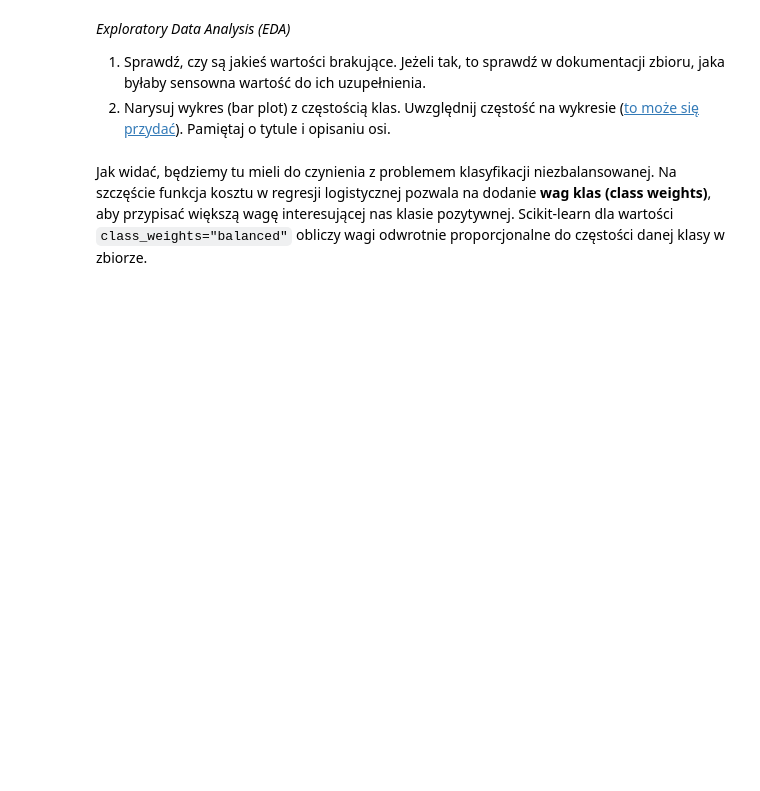
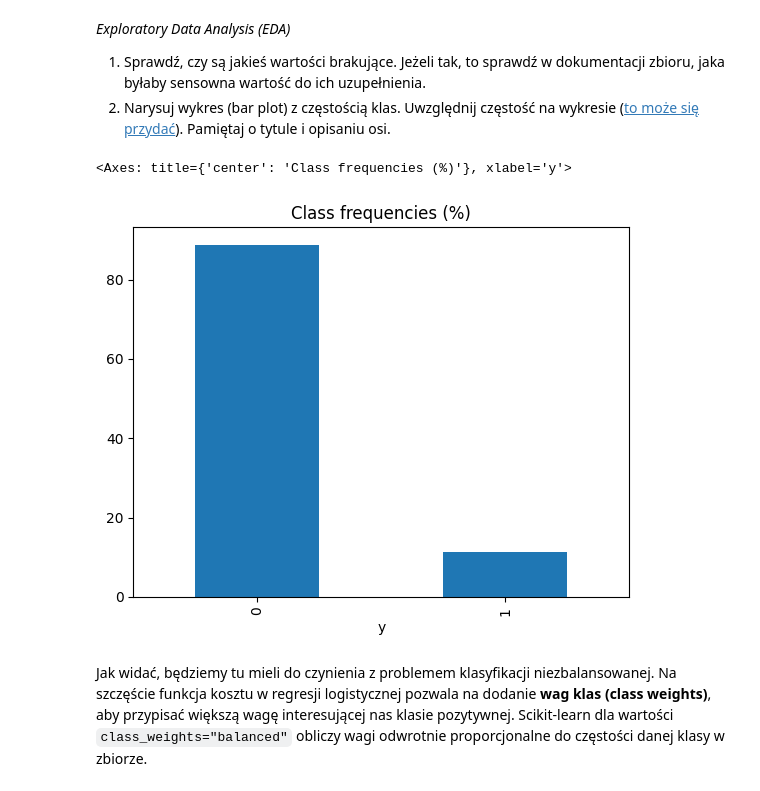
Before and after one commit to Kacperon/sztuczna-inteligencja, a Jupyter notebook: lab1/lab_1.ipynb, the cells around one changed output. Saved outputs shown, nothing was run; the diff lists cells and outputs as text; code cells hidden in the pictures; blank space fills up the shorter version.

```diff
--- a/lab1/lab_1.ipynb
+++ b/lab1/lab_1.ipynb
@@ -1155,0 +1154,27 @@ y_mapping = {
+# %%
+def preprocess_banking_data(df: pd.DataFrame) -> tuple[pd.DataFrame, pd.Series]:
+    # drop specified columns
+    df = df.drop(["default", "duration", "pdays", "poutcome"], axis=1)
+
+    # remove rare 'illiterate' education rows
+    df = df.loc[df["education"] != "illiterate", :].copy()
+
+    # map categorical values; unmapped education -> 'unknown'
+    df = df.replace({
+        "education": education_mapping,
+        "contact": contact_mapping,
+        "month": month_mapping,
+        "day_of_week": day_of_week_mapping,
+        "y": y_mapping,
+    })
+    df["education"] = df["education"].fillna("unknown")
+
+    # extract target y and remove it from dataframe
+    y = df.pop("y")
+
+    return df, y
+
+# read with proper separator and preprocess
+raw = pd.read_csv("bank_marketing_data.csv", sep=";")
+df, y = preprocess_banking_data(raw)
+df.head()
@@ -1189,6 +1228,10 @@ y = y.astype({"y": np.int64})
 # %%
 # plot class frequencies
 # your_code
+y.value_counts(normalize=True).mul(100).plot.bar(title="Class frequencies (%)")
+# %% [output]
+<Axes: title={'center': 'Class frequencies (%)'}, xlabel='y'>
+[figure, added]
 # %% [markdown]
 Jak widać, będziemy tu mieli do czynienia z problemem klasyfikacji niezbalansowanej. Na szczęście funkcja kosztu w regresji logistycznej pozwala na dodanie **wag klas (class weights)**, aby przypisać większą wagę interesującej nas klasie pozytywnej. Scikit-learn dla wartości `class_weights="balanced"` obliczy wagi odwrotnie proporcjonalne do częstości danej klasy w zbiorze.
 # %% [markdown]
```
Also changed, not shown: parts of 23 cells of this notebook, 1 other file.
